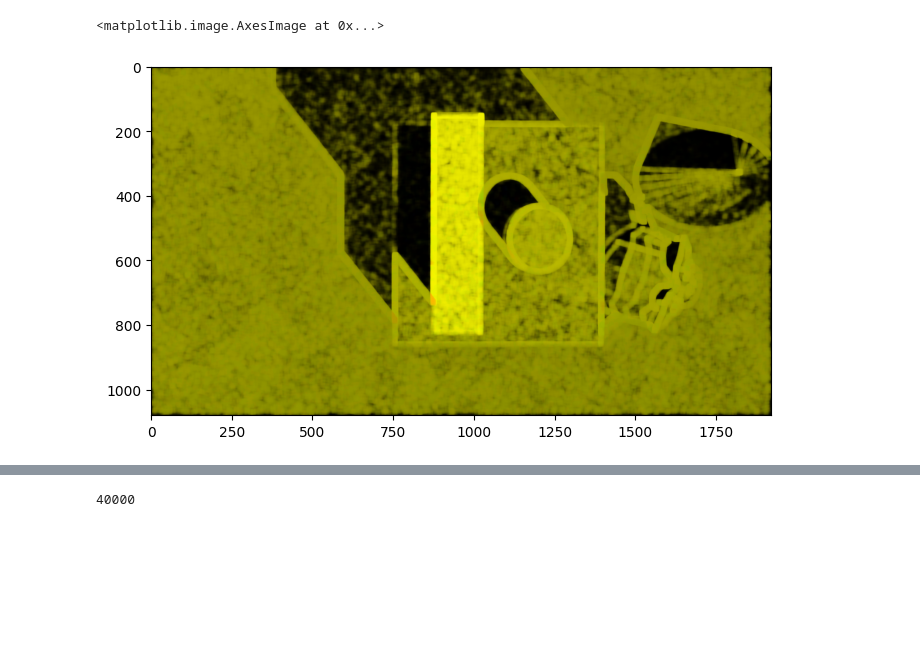
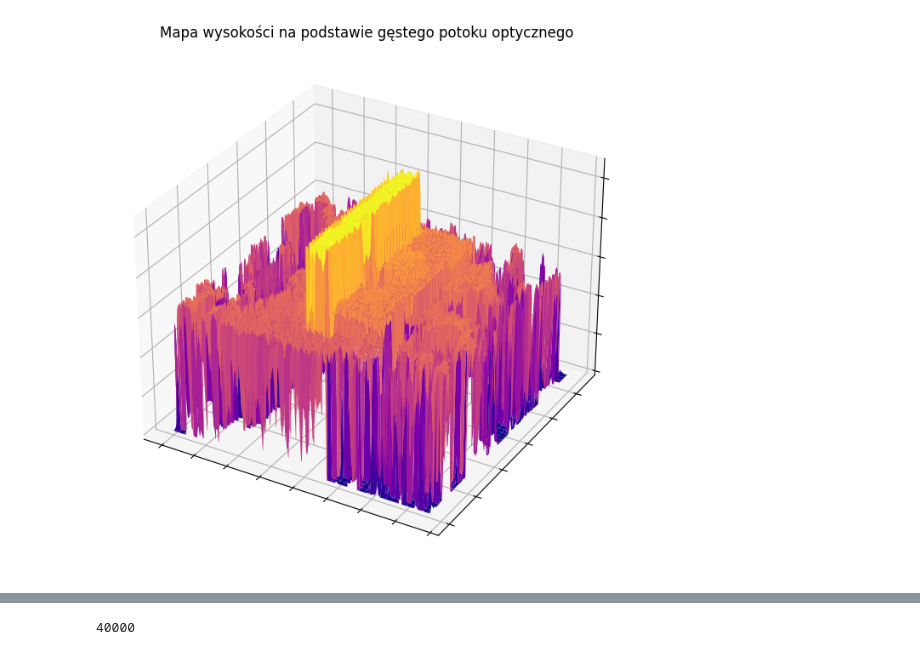
Before and after one commit to jacekdobrowolski/twm, a Jupyter notebook: test.ipynb, the cells around one changed output, grey strips where cells are left out. Saved outputs shown, nothing was run; the diff lists cells and outputs as text; code cells hidden in the pictures; blank space fills up the shorter version.

```diff
--- a/test.ipynb
+++ b/test.ipynb
@@ -17,17 +31,21 @@ plt.imshow(prev_gray, cmap='gray')
 # %%
 
 def dense_flow(frames: int):
-    global prev_gray
+    cap = cv.VideoCapture("data/0001-0030.avi")
+    ret, first_frame = cap.read()
+    prev_gray = cv.cvtColor(first_frame, cv.COLOR_BGR2GRAY)
+    prev_gray = cv.addWeighted(prev_gray, 2, prev_gray, 0, 0 )
     flow = None
     for _ in range(frames):
         ret, frame = cap.read()
         gray = cv.cvtColor(frame, cv.COLOR_BGR2GRAY)
+        gray = cv.addWeighted(gray, 2, gray, 0, 0 )
         flow = cv.calcOpticalFlowFarneback(
             prev=prev_gray,
             next=gray,
             flow=flow,
             pyr_scale=0.5,
-            levels=3,
+            levels=5,
             winsize=15,
             iterations=3,
             poly_n=5,
@@ -42,8 +60,14 @@ def dense_flow(frames: int):
     rgb = cv.cvtColor(mask, cv.COLOR_HSV2BGR)
     # return rgb
     return magnitude
-# %%
-plt.imshow(dense_flow(3))
-# %% [output]
-<matplotlib.image.AxesImage at 0x...>
-[figure, removed]
+# %%
+fig = plt.figure()
+ax = fig.add_subplot(111, projection='3d')
+flow = dense_flow(3)
+ys, xs = flow.shape
+Y, X = np.mgrid[0:ys, 0:xs]
+ax.plot_surface(X, Y, flow, cmap='plasma')
+plt.title('Mapa wysokości na podstawie gęstego potoku optycznego')
+no_labels()
+# %% [output]
+[figure, added]
```
Also changed, not shown: parts of 7 cells of this notebook.
